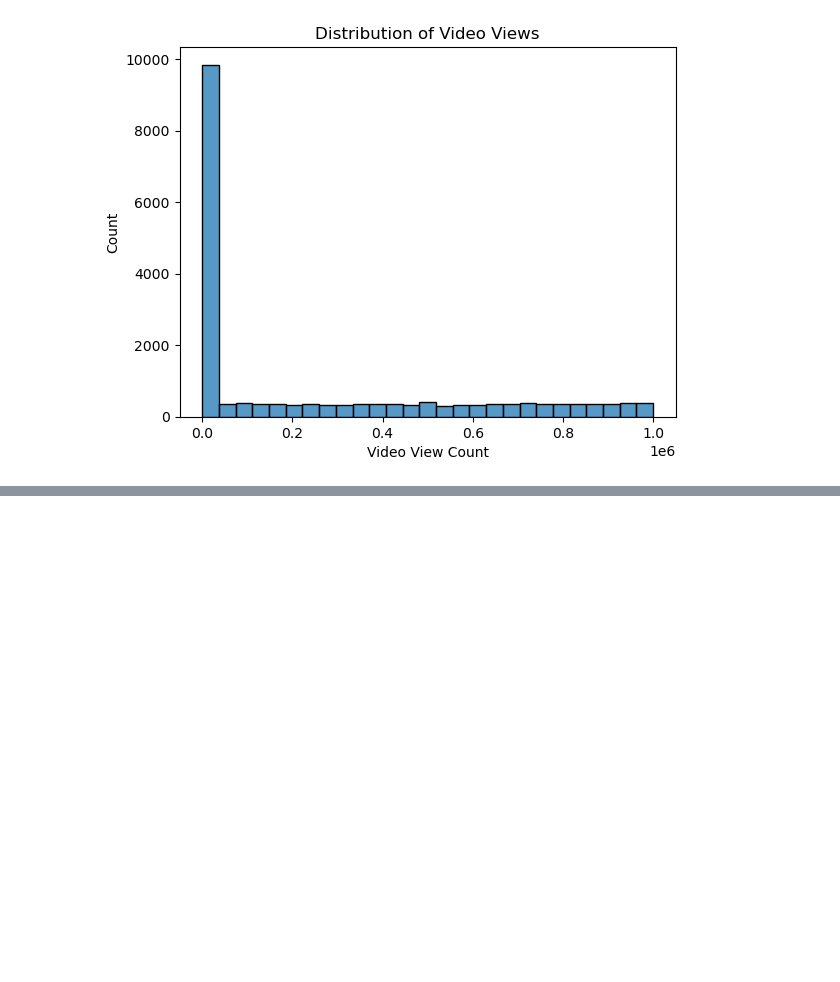
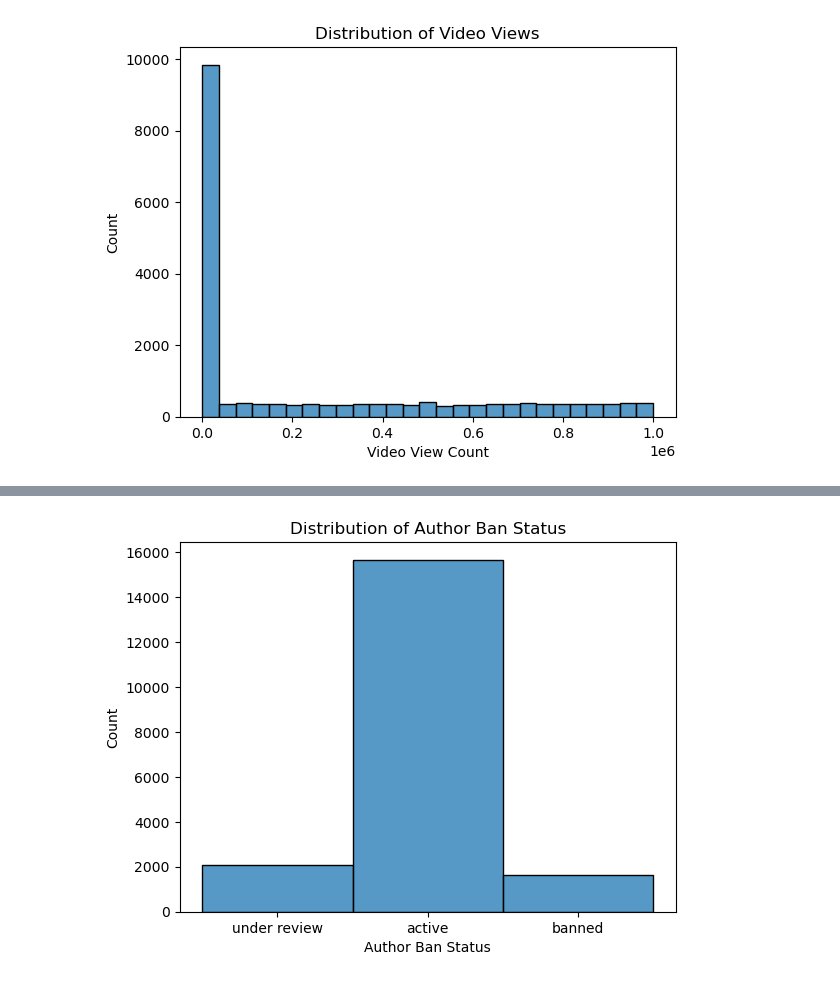
Before and after one commit to alishanstyles/Projects, a Jupyter notebook: Documents/coding-temple/Tik Tok Data Analysis/Untitled.ipynb, the cells around one changed output, grey strips where cells are left out. Saved outputs shown, nothing was run; the diff lists cells and outputs as text; code cells hidden in the pictures; blank space fills up the shorter version.

```diff
--- a/Documents/coding-temple/Tik Tok Data Analysis/Untitled.ipynb
+++ b/Documents/coding-temple/Tik Tok Data Analysis/Untitled.ipynb
@@ -135,0 +147,8 @@ plt.ylabel('Count');
+# %%
+sns.histplot(data = df,
+             x = 'author_ban_status')
+plt.title('Distribution of Author Ban Status')
+plt.xlabel('Author Ban Status')
+plt.ylabel('Count');
+# %% [output]
+[figure, added]
```
Also changed, not shown: parts of 7 cells of this notebook.
